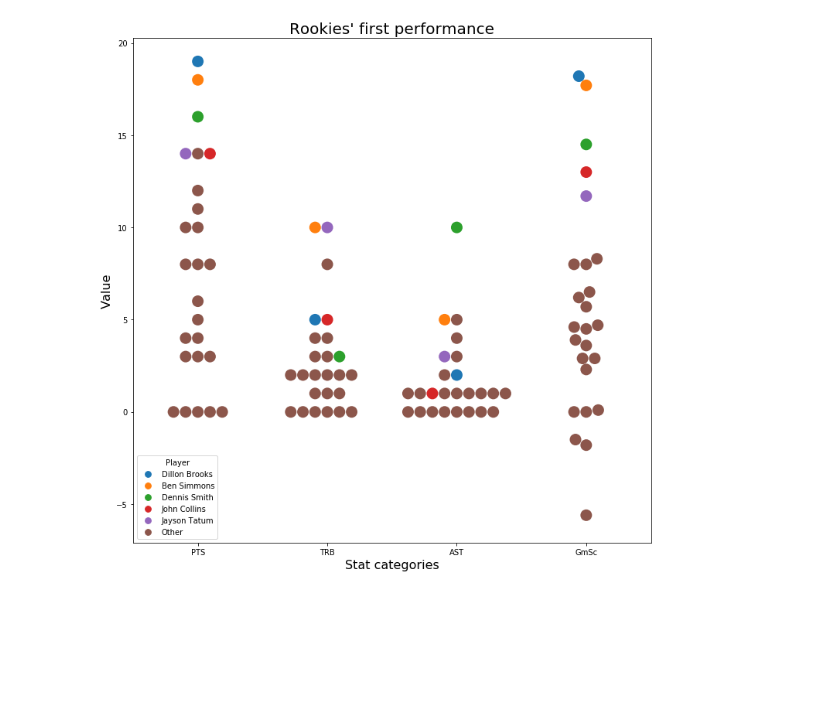
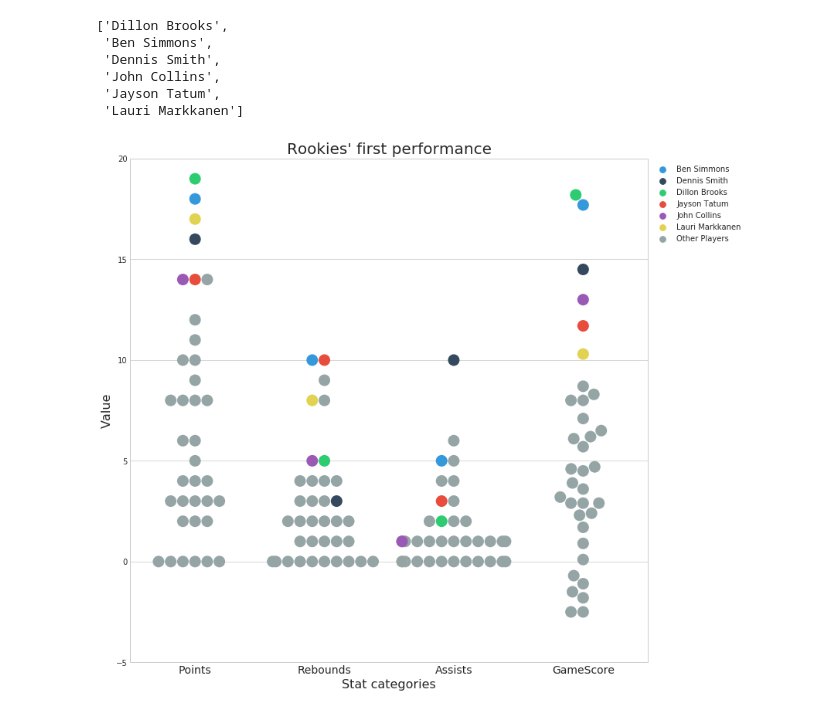
Before and after one commit to danchyy/Basketball_Analytics, a Jupyter notebook: Scripts/rookies_first_performance/Rookies_swarm_first.ipynb, the cells around one changed output. Drawn from its saved outputs; the diff is of its cells as text; code cells hidden in the pictures; blank space fills up the shorter version.

Commit message:
Added script which plot charts for rookies first performance

```diff
--- a/Scripts/rookies_first_performance/Rookies_swarm_first.ipynb
+++ b/Scripts/rookies_first_performance/Rookies_swarm_first.ipynb
@@ -12,21 +14,42 @@ rookies_data.Player = names
 #rookies_data[['TRB', 'AST', 'PTS']]
 interesting_columns = ['Player', 'PTS', 'TRB', 'AST', 'GmSc']
 rookies_data = rookies_data[interesting_columns]
+rookies_data = rookies_data.rename(columns={'TRB' : 'Rebounds', 'PTS' : 'Points', 'AST' : 'Assists', 'GmSc' : 'GameScore'})
 # %%
-interesting_players = rookies_data.loc[rookies_data.GmSc >= 10.00].Player.tolist()
+interesting_players = rookies_data.loc[rookies_data.GameScore >= 10.00].Player.tolist()
 # %%
 all_names = rookies_data.Player.tolist()
-cluster_list = [name if name in interesting_players else 'Other' for name in all_names]
+cluster_list = [name if name in interesting_players else 'Other Players' for name in all_names]
 # %%
 rookies_data.Player = cluster_list
+
+rookies_data = rookies_data.sort_values(by='Player', axis=0)
+# %%
+interesting_players
+# %% [output]
+['Dillon Brooks',
+ 'Ben Simmons',
+ 'Dennis Smith',
+ 'John Collins',
+ 'Jayson Tatum',
+ 'Lauri Markkanen']
 # %%
 plt.figure(figsize=(12, 12))
-melted_data = pd.melt(rookies_data, id_vars='Player', value_vars=['PTS', 'TRB', 'AST', 'GmSc'], var_name='Stat categories')
 
-ax = sns.swarmplot(x='Stat categories', y='value', data=melted_data, hue='Player', size=15)
+colors = ["#3498db", "#34495e", "#2ecc71", "#e74c3c","#9b59b6","#e2d251" ,"#95a5a6"]
+c_pal = sns.color_palette(colors)
+
+melted_data = pd.melt(rookies_data, id_vars='Player', value_vars=['Points', 'Rebounds', 'Assists', 'GameScore'], var_name='Stat categories')
+sns.set_style(style='whitegrid')
+ax = sns.swarmplot(x='Stat categories', y='value', data=melted_data, hue='Player', size=15, palette=c_pal)
 ax.set_title('Rookies\' first performance', size=20)
 ax.set_ylabel('Value', size=16)
 ax.set_xlabel('Stat categories', size=16)
-plt.savefig('../../for_reddit/rookies_first_game/image.png')
+ax.set_xticklabels(labels=ax.get_xticklabels(), fontsize=14)
+#ax.set_yticklabels(labels=ax.get_yticklabels(), fontsize=14)
+ax.set_ylim(-5, 20, emit=False)
+handles, labels = ax.get_legend_handles_labels()
+ax.legend(handles=handles, labels=labels)
+ax.legend_.set_bbox_to_anchor(bbox=(1, 1))
 # %% [output]
-[figure, old version]
+[figure, new version]
```
Also changed, not shown: parts of 7 cells of this notebook, 1 other file.
